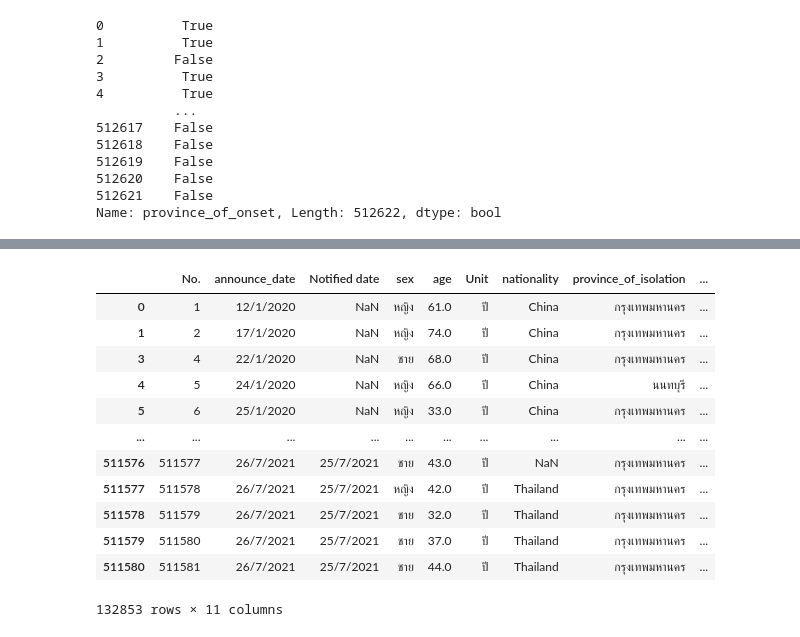
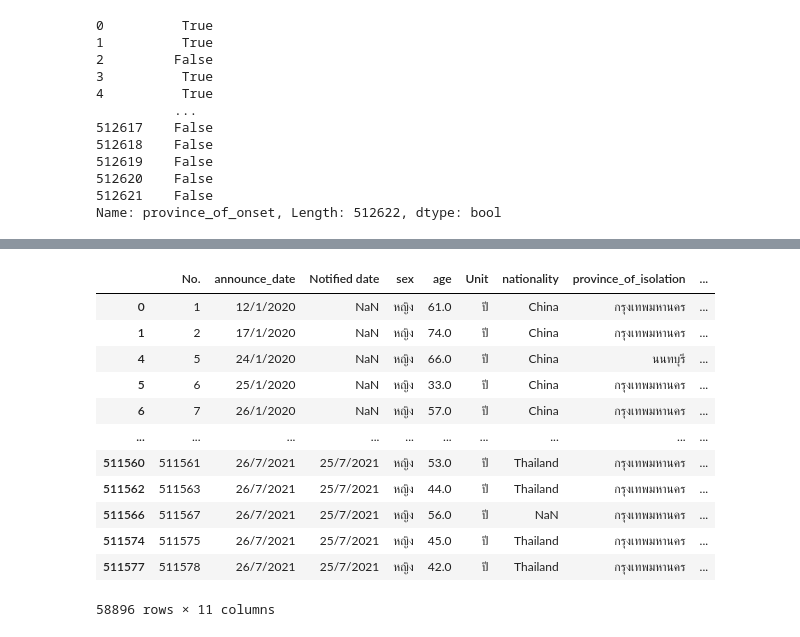
Before and after one commit to jittakorn-ch/DWDM21, a Jupyter notebook: Data_Preprocessing_(Chapter3).ipynb, the cells around one changed output, grey strips where cells are left out. Saved outputs shown, nothing was run; the diff lists cells and outputs as text; code cells hidden in the pictures.

```diff
--- a/Data_Preprocessing_(Chapter3).ipynb
+++ b/Data_Preprocessing_(Chapter3).ipynb
@@ -550,3 +550,6 @@ pro_bkk
 512620    False
 512621    False
 Name: province_of_onset, Length: 512622, dtype: bool
+# %%
+pro_female = data_cases2['sex'] == 'หญิง'
+pro_female
@@ -553,16 +569,16 @@ Name: province_of_onset, Length: 512622, dtype: bool
 # %%
-data_cases2[pro_bkk]
+data_cases2[pro_bkk & pro_female]
 # %% [output]
 |  | No. | announce_date | Notified date | sex | age | Unit | nationality | province_of_isolation | ... |
 | 0 | 1 | 12/1/2020 | NaN | หญิง | 61.0 | ปี | China | กรุงเทพมหานคร | ... |
 | 1 | 2 | 17/1/2020 | NaN | หญิง | 74.0 | ปี | China | กรุงเทพมหานคร | ... |
-| 3 | 4 | 22/1/2020 | NaN | ชาย | 68.0 | ปี | China | กรุงเทพมหานคร | ... |
 | 4 | 5 | 24/1/2020 | NaN | หญิง | 66.0 | ปี | China | นนทบุรี | ... |
 | 5 | 6 | 25/1/2020 | NaN | หญิง | 33.0 | ปี | China | กรุงเทพมหานคร | ... |
+| 6 | 7 | 26/1/2020 | NaN | หญิง | 57.0 | ปี | China | กรุงเทพมหานคร | ... |
 | ... | ... | ... | ... | ... | ... | ... | ... | ... | ... |
-| 511576 | 511577 | 26/7/2021 | 25/7/2021 | ชาย | 43.0 | ปี | NaN | กรุงเทพมหานคร | ... |
+| 511560 | 511561 | 26/7/2021 | 25/7/2021 | หญิง | 53.0 | ปี | Thailand | กรุงเทพมหานคร | ... |
+| 511562 | 511563 | 26/7/2021 | 25/7/2021 | หญิง | 44.0 | ปี | Thailand | กรุงเทพมหานคร | ... |
+| 511566 | 511567 | 26/7/2021 | 25/7/2021 | หญิง | 56.0 | ปี | NaN | กรุงเทพมหานคร | ... |
+| 511574 | 511575 | 26/7/2021 | 25/7/2021 | หญิง | 45.0 | ปี | Thailand | กรุงเทพมหานคร | ... |
 | 511577 | 511578 | 26/7/2021 | 25/7/2021 | หญิง | 42.0 | ปี | Thailand | กรุงเทพมหานคร | ... |
-| 511578 | 511579 | 26/7/2021 | 25/7/2021 | ชาย | 32.0 | ปี | Thailand | กรุงเทพมหานคร | ... |
-| 511579 | 511580 | 26/7/2021 | 25/7/2021 | ชาย | 37.0 | ปี | Thailand | กรุงเทพมหานคร | ... |
-| 511580 | 511581 | 26/7/2021 | 25/7/2021 | ชาย | 44.0 | ปี | Thailand | กรุงเทพมหานคร | ... |
-132853 rows × 11 columns
+58896 rows × 11 columns
```
Also changed, not shown: parts of 1 cell of this notebook.
